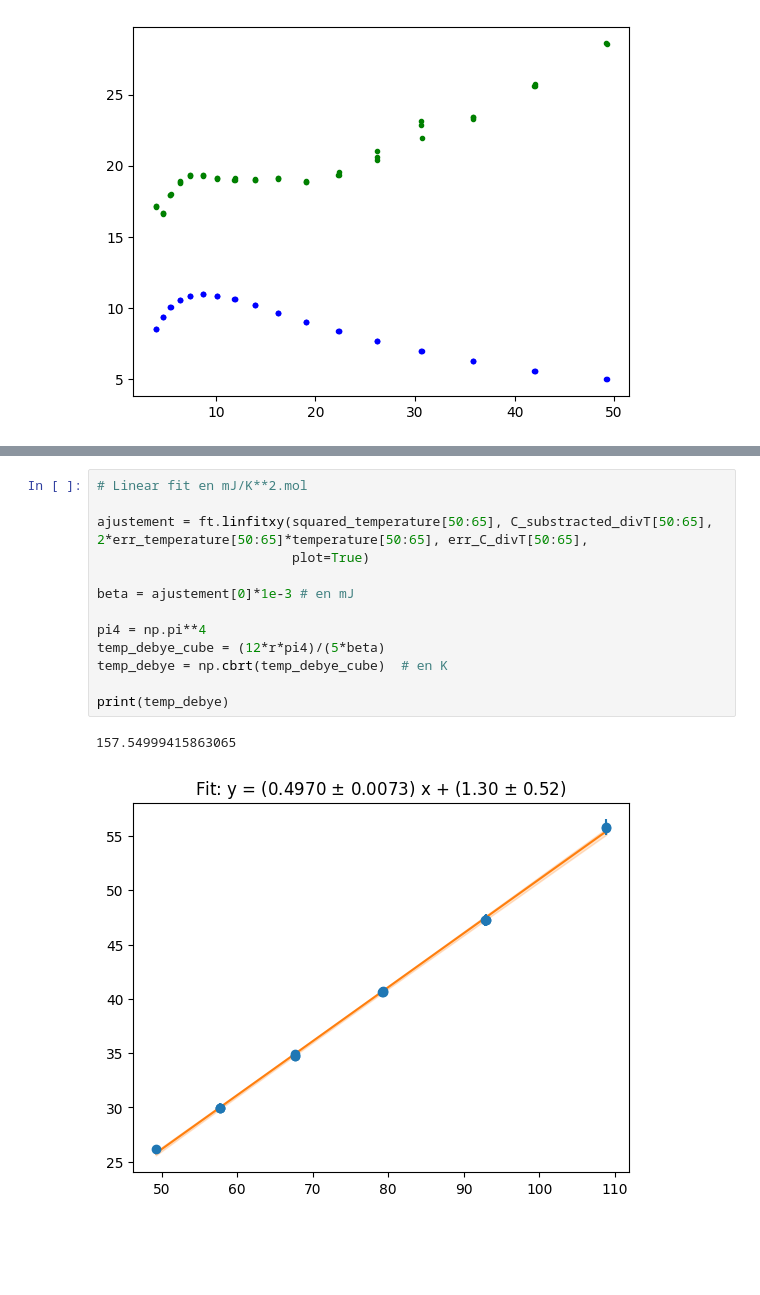
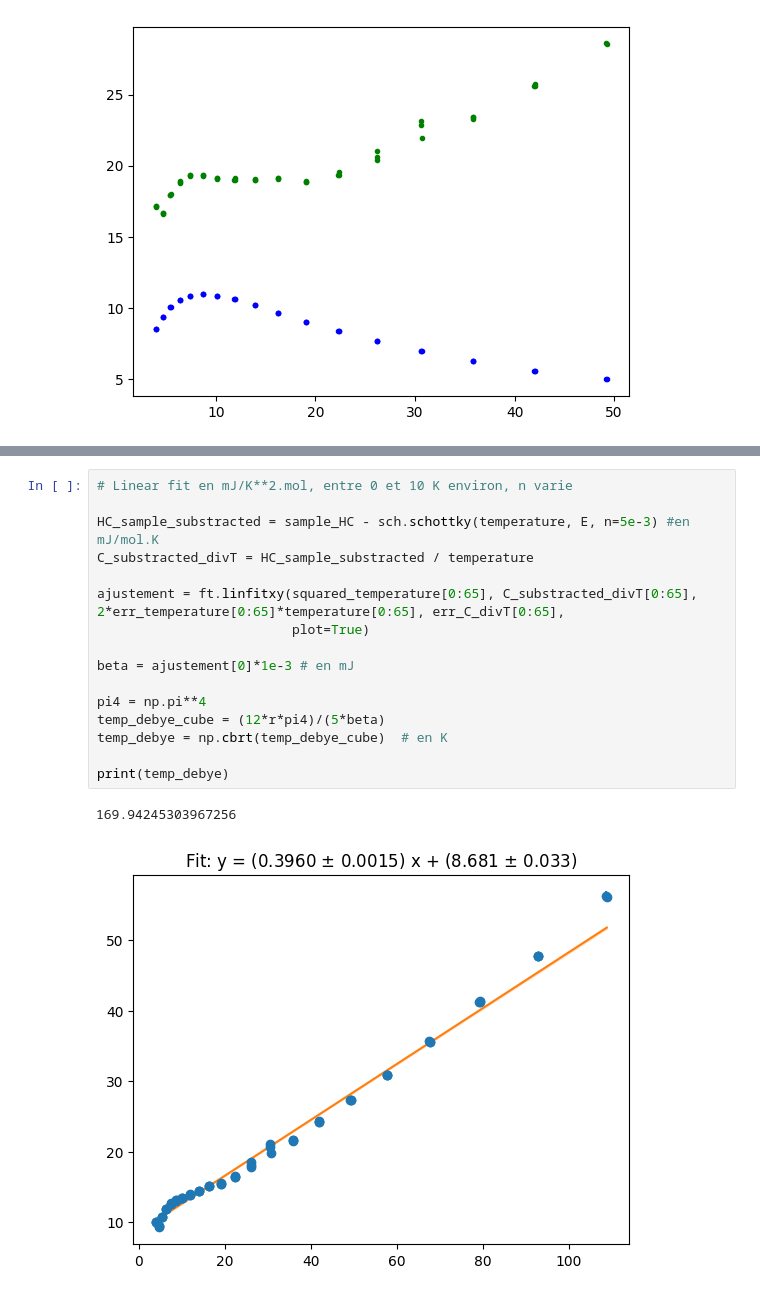
Before and after one commit to Gamal-on/YBCO, a Jupyter notebook: schottky_subs_analysis.ipynb, the cells around one changed output, grey strips where cells are left out. Cells and saved outputs as stored; diff of their text form; blank space fills up the shorter version.

```diff
--- a/schottky_subs_analysis.ipynb
+++ b/schottky_subs_analysis.ipynb
@@ -77,16 +84,19 @@ plt.show()
 # %%
-# Linear fit en mJ/K**2.mol
+# Linear fit en mJ/K**2.mol, entre 0 et 10 K environ, n varie
 
-ajustement = ft.linfitxy(squared_temperature[50:65], C_substracted_divT[50:65], 2*err_temperature[50:65]*temperature[50:65], err_C_divT[50:65],
+HC_sample_substracted = sample_HC - sch.schottky(temperature, E, n=5e-3) #en mJ/mol.K
+C_substracted_divT = HC_sample_substracted / temperature
+
+ajustement = ft.linfitxy(squared_temperature[0:65], C_substracted_divT[0:65], 2*err_temperature[0:65]*temperature[0:65], err_C_divT[0:65],
                          plot=True)
 
 beta = ajustement[0]*1e-3 # en mJ
 
 pi4 = np.pi**4
 temp_debye_cube = (12*r*pi4)/(5*beta)
 temp_debye = np.cbrt(temp_debye_cube)  # en K
 
 print(temp_debye)
 # %% [output]
-157.54999415863065
+169.94245303967256
-[figure, old version]
+[figure, new version]
```
Also changed, not shown: parts of 3 cells of this notebook, 1 other file.
